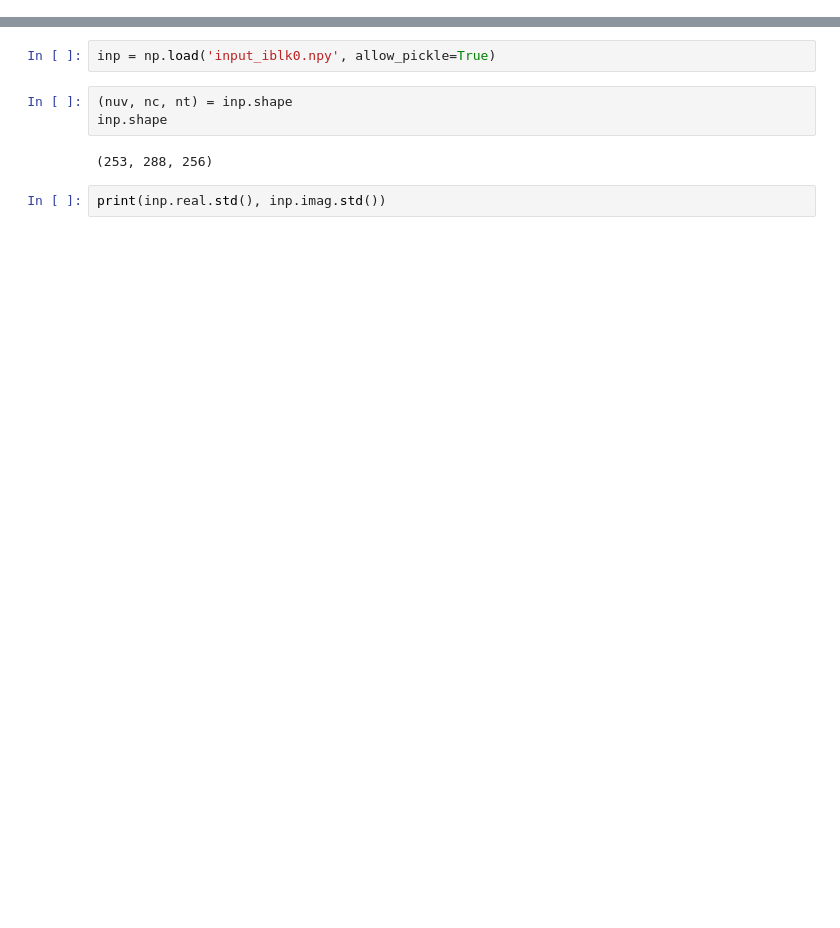
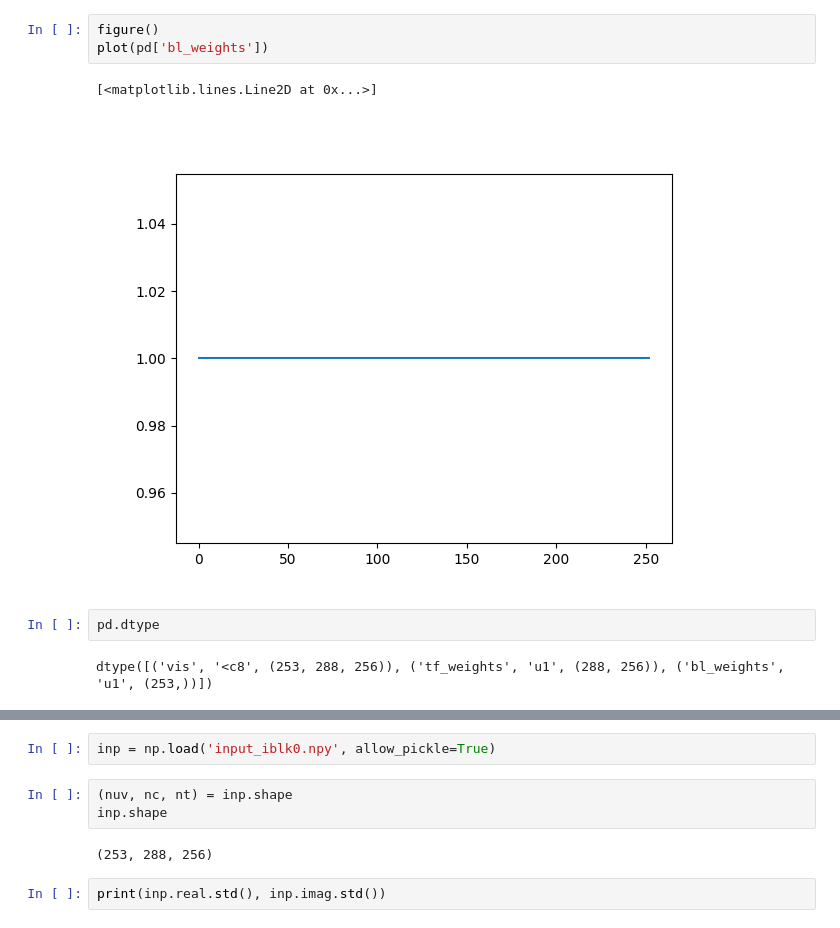
Before and after one commit to askap-craco/craco-python, a Jupyter notebook: notebooks/Front end injection testing.ipynb, the cells around one changed output, grey strips where cells are left out. Cells and saved outputs as stored; diff of their text form; blank space fills up the shorter version.

```diff
--- a/notebooks/Front end injection testing.ipynb
+++ b/notebooks/Front end injection testing.ipynb
@@ -16,0 +73,10 @@ boxcar_hist_iblk5.npy  input_iblk4.npy  uv_data_iblk2.npy
+# %%
+figure()
+plot(pd['bl_weights'])
+# %% [output]
+[<matplotlib.lines.Line2D at 0x...>]
+[figure, added]
+# %%
+pd.dtype
+# %% [output]
+dtype([('vis', '<c8', (253, 288, 256)), ('tf_weights', 'u1', (288, 256)), ('bl_weights', 'u1', (253,))])
```
Also changed, not shown: parts of 36 cells of this notebook, 1 other file.
